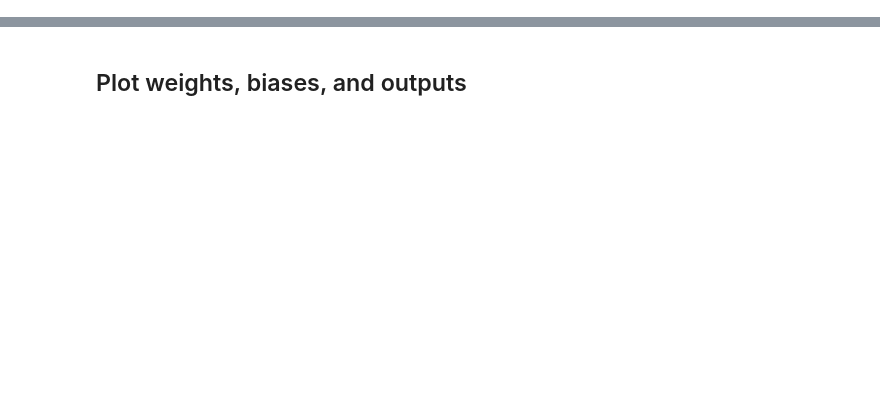
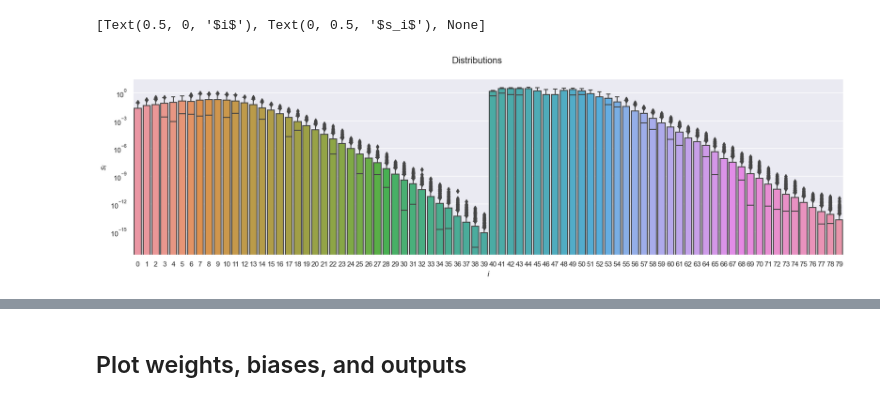
Before and after one commit to sprmsv/POD-NN, a Jupyter notebook: experiments.ipynb, the cells around one changed output, grey strips where cells are left out. Saved outputs shown, nothing was run; the diff lists cells and outputs as text; code cells hidden in the pictures; blank space fills up the shorter version.

```diff
--- a/experiments.ipynb
+++ b/experiments.ipynb
@@ -130,0 +71,6 @@ S_val = parsolver.solve(y=y_val)
+# %%
+Y = h5py.File('data/hfparams.h5', 'r')['Parameters'][:].T
+S = h5py.File('data/hfsolutions.h5', 'r')['HfSolutions'][:].T
+assert Y.shape[1] == S.shape[1]
+M = Y.shape[0]
+n = Y.shape[1]
@@ -130,0 +90,12 @@ S_val = parsolver.solve(y=y_val)
+# %%
+# Plot the distributions of the solution matrix
+fig, ax = plt.subplots(nrows=1, ncols=1, sharey=True, figsize=(20, 5))
+fig.suptitle('Distributions')
+if np.iscomplexobj(S):
+    sns.boxplot(pd.DataFrame(np.concatenate([S.real, S.imag]).T), ax=ax)
+else:
+    sns.boxplot(pd.DataFrame(S.T), ax=ax)
+ax.set(xlabel='$i$', ylabel='$s_i$', yscale='log')
+# %% [output]
+[Text(0.5, 0, '$i$'), Text(0, 0.5, '$s_i$'), None]
+[figure, added]
```
Also changed, not shown: parts of 32 cells of this notebook, 5 other files.
